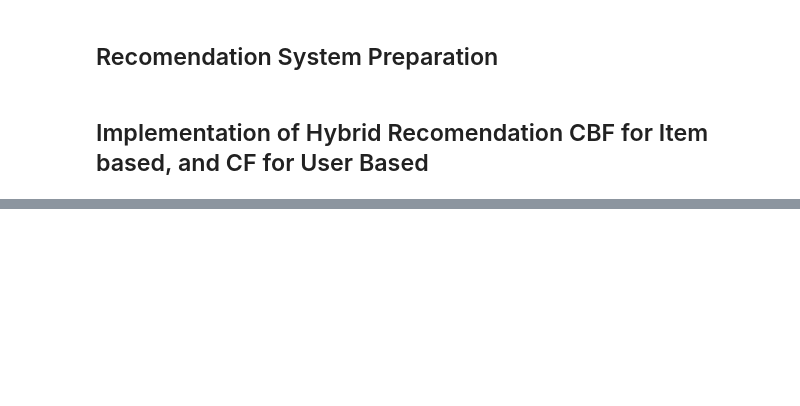
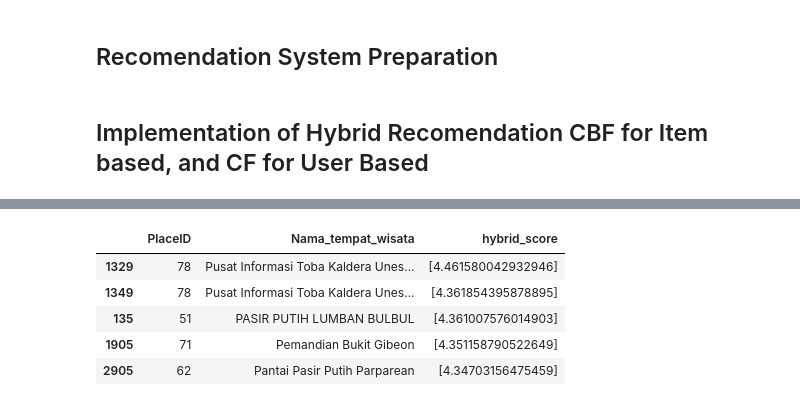
Before and after one commit to bintangmargarethasitumorang/Recommendation-System-Project-Group-06, a Jupyter notebook: Hybrid-Model_Toba-Tourism_Group-6.ipynb, the cells around one changed output, grey strips where cells are left out. Cells and saved outputs as stored; diff of their text form; code cells hidden in the pictures; blank space fills up the shorter version.

```diff
--- a/Hybrid-Model_Toba-Tourism_Group-6.ipynb
+++ b/Hybrid-Model_Toba-Tourism_Group-6.ipynb
@@ -653,0 +641,72 @@ print(recommendations)
+# %%
+def recommend_top_places_for_user(data, model_svd, tfidf_matrix_train, tfidf_matrix_val,
+                                  tfidf_matrix_test, train_data, user_id, top_k=5, alpha=0.1):
+    """
+    Menampilkan top_k tempat wisata yang direkomendasikan untuk pengguna berdasarkan model hybrid.
+
+    Parameters:
+    - data: DataFrame yang berisi informasi tempat wisata dan rating.
+    - model_svd: Model SVD yang sudah dilatih.
+    - tfidf_matrix_train: TF-IDF matrix untuk data pelatihan.
+    - tfidf_matrix_val: TF-IDF matrix untuk data validasi.
+    - tfidf_matrix_test: TF-IDF matrix untuk data pengujian.
+    - train_data: DataFrame yang berisi data pelatihan.
+    - user_id: ID pengguna yang akan diberikan rekomendasi.
+    - top_k: Jumlah tempat wisata teratas yang akan direkomendasikan.
+    - alpha: Bobot untuk menggabungkan skor CBF dan CF.
+
+    Returns:
+    - DataFrame berisi top_k tempat wisata yang direkomendasikan untuk pengguna.
+    """
+    # Filter data yang belum ada rating dari pengguna yang dimaksud
+    data_filtered = data[~data['ReviewerId'].isin([user_id])]
+
+    # Loop untuk menghitung skor CBF dan CF untuk setiap tempat wisata
+    hybrid_scores = []
+    for idx, row in data_filtered.iterrows():
+        # Ambil skor CBF dan CF untuk setiap data
+        cbf_scores = predict_cbf_scores(data.iloc[idx:idx+1], tfidf_matrix_test, tfidf_matrix_train, train_data)
+        cf_scores = predict_cf_scores(data.iloc[idx:idx+1], model_svd)
+
+        # Pastikan skor tidak kosong sebelum menggabungkannya
+        if cbf_scores.size > 0 and cf_scores.size > 0:
+            # Gabungkan skor CBF dan CF
+            hybrid_score = alpha * cbf_scores + (1 - alpha) * cf_scores
+        else:
+            # Jika salah satu skor kosong, tetapkan nilai default (0)
+            hybrid_score = 0
+
+        hybrid_scores.append(hybrid_score)
+
+    # Tambahkan skor hybrid ke data yang sudah difilter
+    data_filtered['hybrid_score'] = hybrid_scores
+
+    # Urutkan berdasarkan skor hybrid dan pilih top_k tempat
+    top_recommendations = data_filtered[['PlaceID', 'Nama_tempat_wisata', 'hybrid_score']].sort_values(by='hybrid_score', ascending=False)
+
+    # Ambil top_k tempat wisata teratas
+    top_recommendations = top_recommendations.head(top_k)
+
+    # Kembalikan hasil rekomendasi
+    return top_recommendations[['PlaceID', 'Nama_tempat_wisata', 'hybrid_score']]
+
+# Contoh penggunaan
+user_target_id = 1554  # Gantilah dengan ID pengguna yang sesuai
+top_k = 5  # Jumlah tempat wisata teratas yang akan direkomendasikan
+
+# Mendapatkan rekomendasi tempat wisata untuk pengguna
+top_places_for_user = recommend_top_places_for_user(
+    data=test_data,
+    model_svd=model_svd,
+    tfidf_matrix_train=tfidf_matrix_train,
+    tfidf_matrix_val=tfidf_matrix_val,
+    tfidf_matrix_test=tfidf_matrix_test,
+    train_data=train_data,
+    user_id=user_target_id,
+    top_k=top_k,
+    alpha=best_alpha  # Menggunakan alpha terbaik yang ditemukan
+)
+
+# Menampilkan hasil rekomendasi
+top_places_for_user
+# %% [output]
@@ -653,0 +718,6 @@ print(recommendations)
+|  | PlaceID | Nama_tempat_wisata | hybrid_score |
+| 1329 | 78 | Pusat Informasi Toba Kaldera Unes... | [4.461580042932946] |
+| 1349 | 78 | Pusat Informasi Toba Kaldera Unes... | [4.361854395878895] |
+| 135 | 51 | PASIR PUTIH LUMBAN BULBUL | [4.361007576014903] |
+| 1905 | 71 | Pemandian Bukit Gibeon | [4.351158790522649] |
+| 2905 | 62 | Pantai Pasir Putih Parparean | [4.34703156475459] |
```
Also changed, not shown: parts of 9 cells of this notebook, 2 other files.
